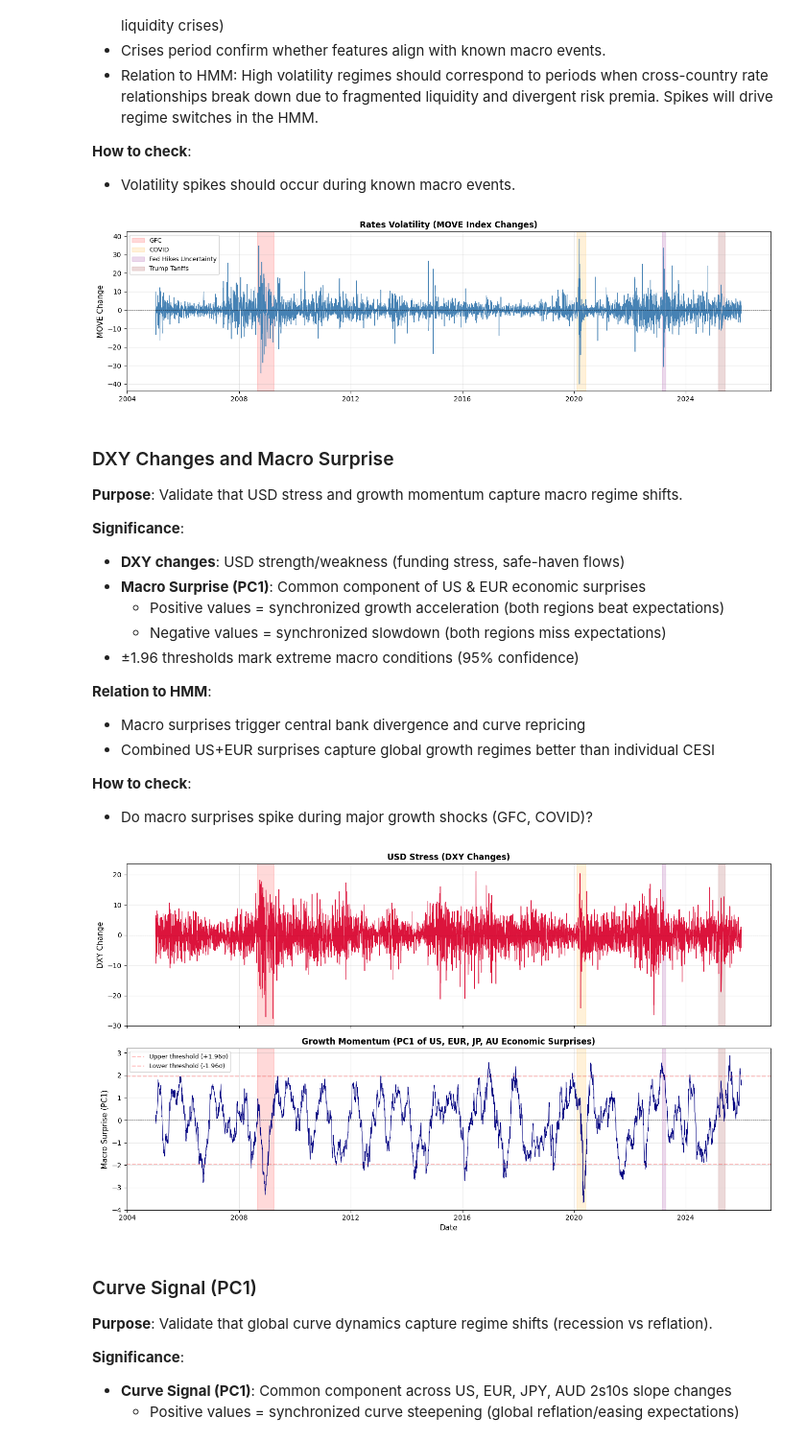
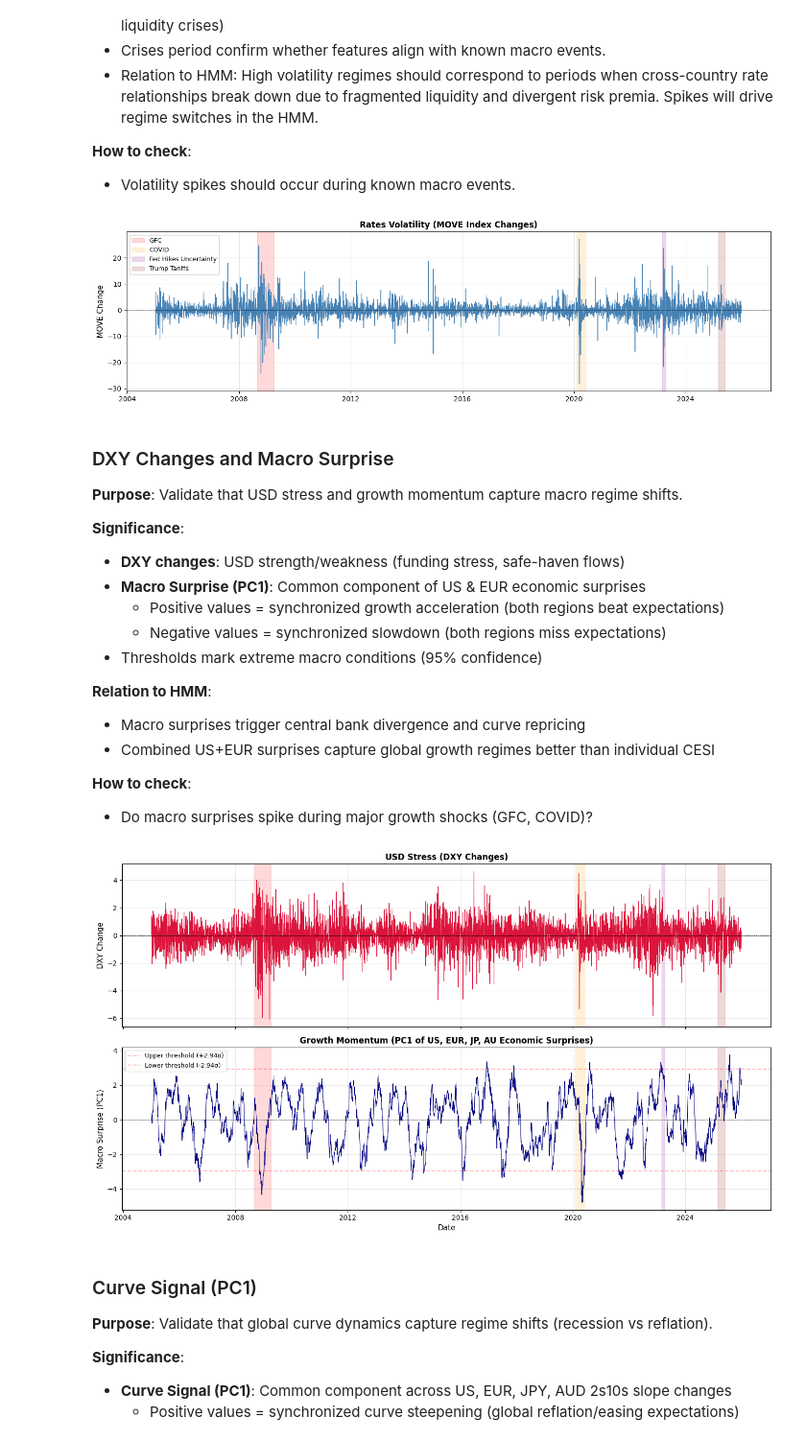
Before and after one commit to Kairav828/Cross-Country-Rates-Relative-Value-NUSInvest2526, a Jupyter notebook: NOTEBOOKS/09_regime_features.ipynb, the cells around one changed output. Shown at 96% size. Cells and saved outputs as stored; diff of their text form; code cells hidden in the pictures.

Commit message:
Add scalings to features

```diff
--- a/NOTEBOOKS/09_regime_features.ipynb
+++ b/NOTEBOOKS/09_regime_features.ipynb
@@ -97,3 +97,28 @@ regime_features['macro_surprise'] = extract_factor_pc1(macro_surprise, 'Macro Su
 # %% [output]
 Curve Signal: PC1 explains 36.2% of variance
 Macro Surprise: PC1 explains 32.6% of variance
+# %%
+# After extracting PC1 and selecting final features
+regime_features = regime_features[['move_chg', 'dxy_chg', 'curve_signal', 'macro_surprise']]
+regime_features = regime_features.dropna()
+
+# EXPLICIT FEATURE SCALING FOR HMM
+# Design choice: Volatility (MOVE) drives regime switches, others provide context
+TARGET_STDS = {
+    'move_chg': 3.0,       # Primary: Crisis vs calm regimes
+    'dxy_chg': 1.0,        # Secondary: USD funding stress
+    'curve_signal': 2.0,   # Tertiary: Global curve dynamics
+    'macro_surprise': 1.5  # Tertiary: Growth momentum
+}
+
+print("Before scaling:")
+print(regime_features.std())
+
+for col, target_std in TARGET_STDS.items():
+    current_std = regime_features[col].std()
+    scaling_factor = target_std / current_std
+    regime_features[col] = regime_features[col] * scaling_factor
+    print(f"{col}: scaled by {scaling_factor:.3f} (current={current_std:.2f} → target={target_std:.1f})")
+
+print("\nAfter scaling:")
+print(regime_features.std())
@@ -206,7 +249,7 @@ axes.legend(loc='upper left', fontsize=9)
 plt.tight_layout()
 plt.show()
 # %% [output]
-[figure, old version]
+[figure, new version]
 # %% [markdown]
 ### DXY Changes and Macro Surprise
 
@@ -217,7 +260,7 @@ plt.show()
 - **Macro Surprise (PC1)**: Common component of US & EUR economic surprises
   - Positive values = synchronized growth acceleration (both regions beat expectations)
   - Negative values = synchronized slowdown (both regions miss expectations)
-- ±1.96 thresholds mark extreme macro conditions (95% confidence)
+- Thresholds mark extreme macro conditions (95% confidence)
 
 **Relation to HMM**:
 - Macro surprises trigger central bank divergence and curve repricing
@@ -229,36 +272,37 @@ plt.show()
 # Plot USD stress and macro surprise (factorized features)
 fig, axes = plt.subplots(2, 1, figsize=(14, 8), sharex=True)
 
 # DXY changes
 axes[0].plot(regime_features.index, regime_features['dxy_chg'], linewidth=0.8, color='crimson')
 axes[0].axhline(0, color='black', linewidth=0.5, linestyle='--')
 axes[0].set_ylabel('DXY Change', fontsize=11)
 axes[0].set_title('USD Stress (DXY Changes)', fontsize=12, fontweight='bold')
 axes[0].grid(True, alpha=0.3)
 
 # Macro Surprise (PC1 of CESI USD + EUR)
 axes[1].plot(regime_features.index, regime_features['macro_surprise'], linewidth=0.8, color='navy')
 axes[1].axhline(0, color='black', linewidth=0.5, linestyle='--')
 axes[1].set_ylabel('Macro Surprise (PC1)', fontsize=11)
 axes[1].set_title('Growth Momentum (PC1 of US, EUR, JP, AU Economic Surprises)', fontsize=12, fontweight='bold')
 axes[1].set_xlabel('Date', fontsize=11)
 axes[1].grid(True, alpha=0.3)
 
 # Add significance thresholds for macro surprise
 # For PC1, ±1.96 std from mean indicates extreme macro conditions
-axes[1].axhline(y=1.96, color='r', linestyle='--', alpha=0.25, label='Upper threshold (+1.96σ)')
-axes[1].axhline(y=-1.96, color='r', linestyle='--', alpha=0.25, label='Lower threshold (-1.96σ)')
+scaled_std_cesi = 1.96*1.5
+axes[1].axhline(y=scaled_std_cesi, color='r', linestyle='--', alpha=0.25, label=f'Upper threshold (+{scaled_std_cesi}σ)')
+axes[1].axhline(y=-scaled_std_cesi, color='r', linestyle='--', alpha=0.25, label=f'Lower threshold (-{scaled_std_cesi}σ)')
 
 # Highlight crisis periods
 for start, end, label, color in crisis_periods:
     for ax in axes:
         ax.axvspan(pd.Timestamp(start), pd.Timestamp(end), alpha=0.15, color=color)
 
 axes[1].legend(loc='upper left', fontsize=9)
 plt.tight_layout()
 plt.show()
 # %% [output]
-[figure, old version]
+[figure, new version]
 # %% [markdown]
 ### Curve Signal (PC1)
 
```
Also changed, not shown: parts of 5 cells of this notebook.
